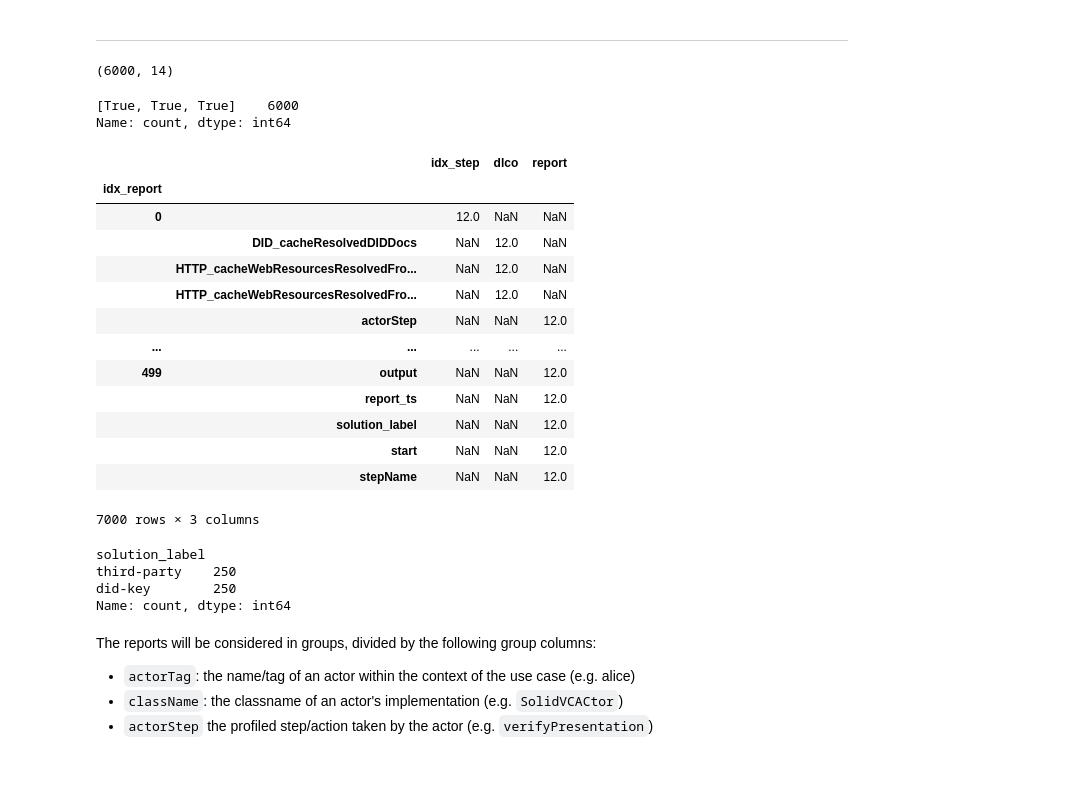
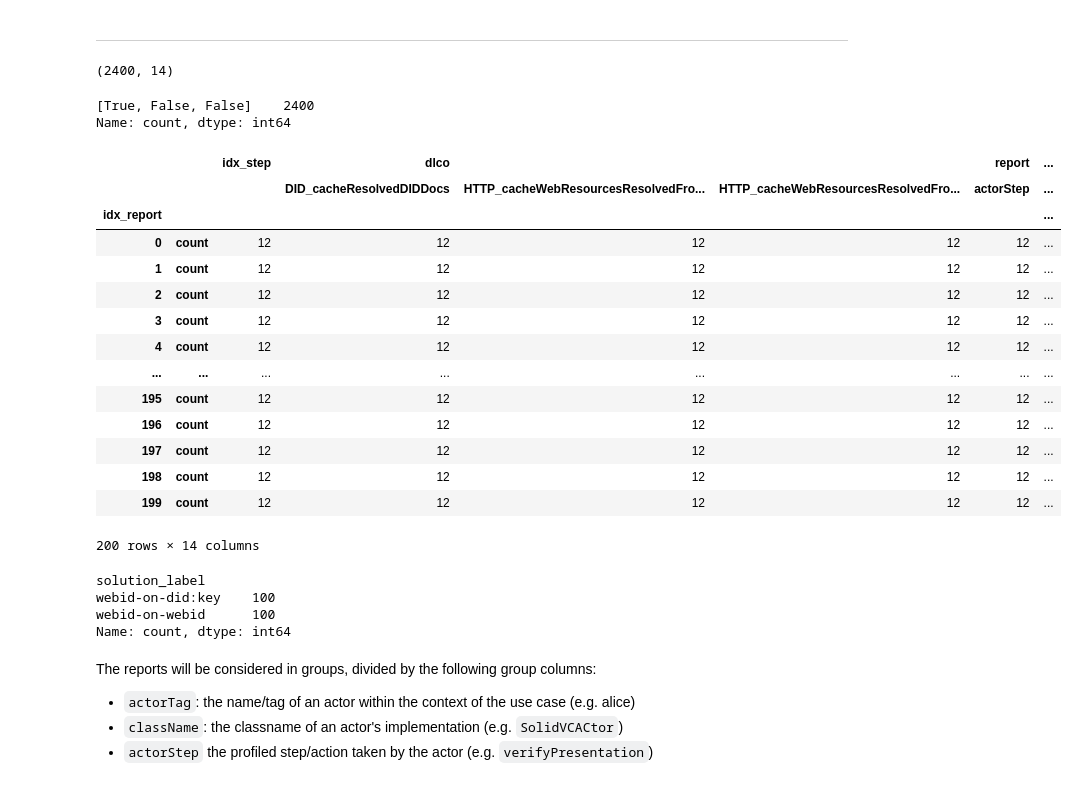
Before and after one commit to SolidLabResearch/pseudonymity-demo, a Jupyter notebook: profiling-report.ipynb, the cells around one changed output. Cells and saved outputs as stored; diff of their text form; code cells hidden in the pictures.

```diff
--- a/profiling-report.ipynb
+++ b/profiling-report.ipynb
@@ -167,9 +183,9 @@ def create_solution_label_dataframe(df: pd.DataFrame) -> pd.DataFrame:
 
         lbl = None
         if pseudo_identity_classname == 'SolidVCActor':
-            lbl = 'third-party'
-        elif pseudo_identity_classname == 'DidVCActor':
-            lbl = 'did-key'
+            lbl = 'webid-on-webid'
+        elif pseudo_identity_classname == 'DidKeyVCActor':
+            lbl = 'webid-on-did:key'
         else:
             raise Exception(f'Cannot create solution label for {pseudo_identity_classname}')
         return lbl
@@ -177,6 +193,7 @@ def create_solution_label_dataframe(df: pd.DataFrame) -> pd.DataFrame:
     return df_report_solution_label
 
 def get_report_paths() -> pd.Series:
+    """Returns pd.Series containing filepaths to the reports from which a dataframe will be created."""
     return pd.Series(glob('./reports/profiling/*/*.json'))
 
 def get_df() -> pd.DataFrame:
@@ -188,39 +205,41 @@ def get_df() -> pd.DataFrame:
     n1 = df.shape[0]
     assert n0 == n1
     return df
-df = get_df()
-df.shape
-# %% [output]
-(6000, 14)
+# %%
+df = get_df()
+df.shape
+# %% [output]
+(2400, 14)
 # %%
 # Count the nr. of experiments per different DLCO configuration
 df.dlco.apply(list,axis=1).value_counts()
 # %% [output]
-[True, True, True]    6000
+[True, False, False]    2400
 Name: count, dtype: int64
 # %%
-df.reset_index().groupby('idx_report').count().stack()
+df.reset_index().groupby('idx_report').agg(['count']).stack()
 # %% [output]
-|  |  | idx_step | dlco | report |
-| idx_report |  |  |  |  |
-| 0 |  | 12.0 | NaN | NaN |
-|  | DID_cacheResolvedDIDDocs | NaN | 12.0 | NaN |
-|  | HTTP_cacheWebResourcesResolvedFro... | NaN | 12.0 | NaN |
-|  | HTTP_cacheWebResourcesResolvedFro... | NaN | 12.0 | NaN |
-|  | actorStep | NaN | NaN | 12.0 |
-| ... | ... | ... | ... | ... |
-| 499 | output | NaN | NaN | 12.0 |
-|  | report_ts | NaN | NaN | 12.0 |
-|  | solution_label | NaN | NaN | 12.0 |
-|  | start | NaN | NaN | 12.0 |
-|  | stepName | NaN | NaN | 12.0 |
+|  |  | idx_step | dlco |  |  | report | ... |
+|  |  |  | DID_cacheResolvedDIDDocs | HTTP_cacheWebResourcesResolvedFro... | HTTP_cacheWebResourcesResolvedFro... | actorStep | ... |
+| idx_report |  |  |  |  |  |  | ... |
+| 0 | count | 12 | 12 | 12 | 12 | 12 | ... |
+| 1 | count | 12 | 12 | 12 | 12 | 12 | ... |
+| 2 | count | 12 | 12 | 12 | 12 | 12 | ... |
+| 3 | count | 12 | 12 | 12 | 12 | 12 | ... |
+| 4 | count | 12 | 12 | 12 | 12 | 12 | ... |
+| ... | ... | ... | ... | ... | ... | ... | ... |
+| 195 | count | 12 | 12 | 12 | 12 | 12 | ... |
+| 196 | count | 12 | 12 | 12 | 12 | 12 | ... |
+| 197 | count | 12 | 12 | 12 | 12 | 12 | ... |
+| 198 | count | 12 | 12 | 12 | 12 | 12 | ... |
+| 199 | count | 12 | 12 | 12 | 12 | 12 | ... |
-7000 rows × 3 columns
+200 rows × 14 columns
 # %%
 df.report.solution_label.reset_index().groupby('idx_report').first().solution_label.value_counts()
 # %% [output]
 solution_label
-third-party    250
-did-key        250
+webid-on-did:key    100
+webid-on-webid      100
 Name: count, dtype: int64
 # %% [markdown]
 The reports will be considered in groups, divided by the following group columns:
```
Also changed, not shown: parts of 20 cells of this notebook.
